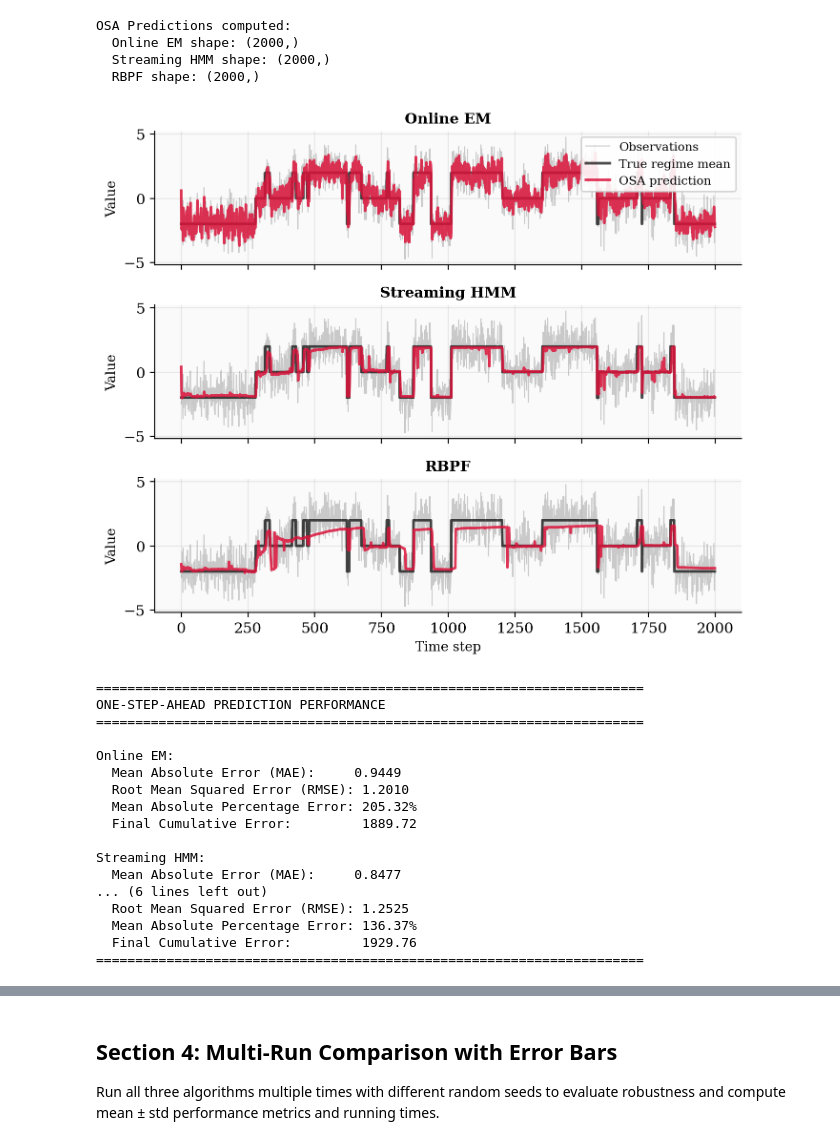
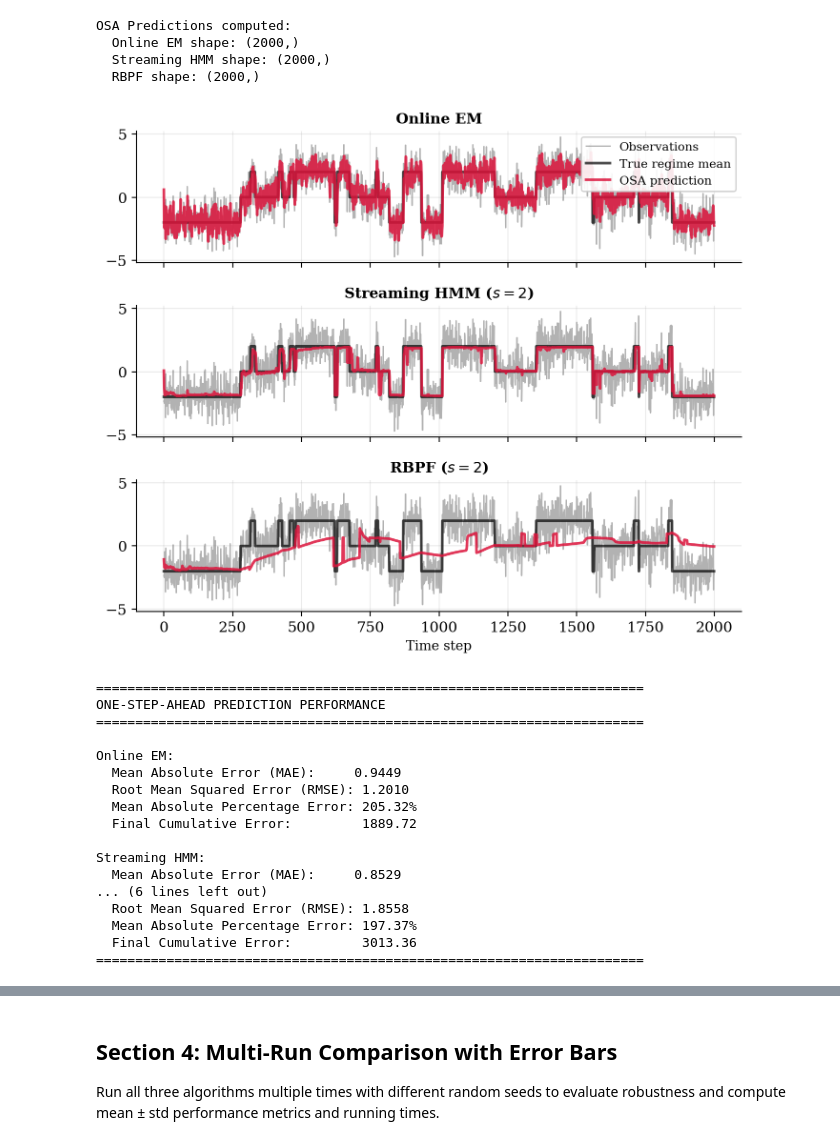
Before and after one commit to gerdm/streaming-hmm, a Jupyter notebook: gauss1d-hmm.ipynb, the cells around one changed output, grey strips where cells are left out. Cells and saved outputs as stored; diff of their text form; code cells hidden in the pictures.

```diff
--- a/gauss1d-hmm.ipynb
+++ b/gauss1d-hmm.ipynb
@@ -176,6 +203,8 @@ mu_final, hist_means_em = online_em_gaussian(observations, transition_matrix, ob
 Run the **Streaming HMM** algorithm which uses particle filtering with beam search.
 
 **Algorithm:** Maintains particles tracking regime paths and parameters, updates with each observation, and keeps top-K particles by weight.
+# %%
+n_particles = 2
 # %%
 # Run Streaming HMM with better initialization
 bel_final, (hist_lw, hist_means, hist_var, hist_forecast), hist_weights = run_streaming_hmm(
@@ -183,7 +212,7 @@ bel_final, (hist_lw, hist_means, hist_var, hist_forecast), hist_weights = run_st
     transition_matrix=transition_matrix,
     log_transition_matrix=log_transition_matrix,
     key=key_stream,
-    n_particles=10,
+    n_particles=n_particles,
     var_obs=obs_var_true,
     # Let it initialize automatically
 )
@@ -212,7 +241,7 @@ bel_rbpf, (hist_lw_rbpf, hist_means_rbpf, hist_forecast_rbpf, hist_ess), hist_we
     transition_matrix=transition_matrix,
     log_transition_matrix=log_transition_matrix,
     key=key_rbpf,
-    n_particles=10,
+    n_particles=n_particles,
     var_obs=obs_var_true,
     ess_threshold=0.5,
 )
@@ -222,13 +251,13 @@ hist_means_rbpf_regimes = hist_means_rbpf  # Shape: (T, K)
 # %%
 # Comparison plot: All three methods side-by-side
 figsize=(3.5, 2.5 * 2)
-fig, axes = plt.subplots(3, 1, figsize=figsize, sharey=True)
+fig, axes = plt.subplots(3, 1, figsize=figsize, sharey=True, sharex=True)
 
 # Define line styles and markers for visual distinction
 methods = [
     ("Online EM", hist_means_em, "--"),
-    ("Streaming HMM", hist_means_pred, "-"),
-    ("RBPF", hist_means_rbpf_regimes, "-."),
+    (f"Streaming HMM ($s={n_particles}$)", hist_means_pred, "-"),
+    (f"RBPF ($s={n_particles}$)", hist_means_rbpf_regimes, "-."),
 ]
 
 # True means as reference
@@ -264,5 +293,5 @@ for ax_idx, (ax, (method_name, means_data, linestyle)) in enumerate(zip(axes, me
     #     ax.legend(loc="best", fontsize=9, framealpha=0.9)
 
 plt.tight_layout()
-plt.show()
+plt.savefig("gauss1d-est.png", bbox_inches="tight", dpi=300)
 # %% [output]
@@ -344,36 +373,36 @@ OSA Predictions computed:
 # %%
 # Comparison plot: One-step-ahead predictions
 fig, axes = plt.subplots(3, 1, figsize=(7, 6), sharex=True)
 
 time_range = np.arange(n_steps)
-method_names = ["Online EM", "Streaming HMM", "RBPF"]
+method_names = ["Online EM", f"Streaming HMM ($s={n_particles}$)", f"RBPF ($s={n_particles}$)"]
 predictions = [osa_pred_em, osa_pred_streaming_hmm, osa_pred_rbpf]
 
 for ax_idx, (ax, method_name, pred) in enumerate(zip(axes, method_names, predictions)):
     # Plot observations
-    ax.plot(time_range, observations, c="gray", alpha=0.4, linewidth=0.8, label="Observations")
+    ax.plot(time_range, observations, c="gray", alpha=0.6, linewidth=1, label="Observations")
 
     # Plot true means
     ax.plot(time_range, true_means[true_states], c="black",
             linewidth=2, label="True regime mean", alpha=0.7)
 
     # Plot predictions
     ax.plot(time_range, pred, c="crimson", linewidth=2,
             label="OSA prediction", alpha=0.85)
 
     ax.set_title(method_name, fontsize=11, fontweight="bold")
-    ax.set_ylabel("Value", fontsize=10)
+    # ax.set_ylabel("Value", fontsize=10)
     ax.grid(True, alpha=0.25)
-    ax.set_facecolor("#fafafa")
+    # ax.set_facecolor("#fafafa")
 
     if ax_idx == 0:
         ax.legend(loc="upper right", fontsize=9, framealpha=0.9)
 
 axes[-1].set_xlabel("Time step", fontsize=10)
 plt.tight_layout()
 plt.show()
 # %% [output]
-[figure, old version]
+[figure, new version]
 # %%
 # Compute predictive metrics
 true_observations = np.array(observations)
@@ -428,11 +457,11 @@ Online EM:
   Final Cumulative Error:         1889.72
 
 Streaming HMM:
-  Mean Absolute Error (MAE):     0.8477
+  Mean Absolute Error (MAE):     0.8529
 ... (6 lines left out)
-  Root Mean Squared Error (RMSE): 1.2525
-  Mean Absolute Percentage Error: 136.37%
-  Final Cumulative Error:         1929.76
+  Root Mean Squared Error (RMSE): 1.8558
+  Mean Absolute Percentage Error: 197.37%
+  Final Cumulative Error:         3013.36
 ======================================================================
 # %%
 # Plot cumulative absolute errors
```
Also changed, not shown: parts of 18 cells of this notebook.
